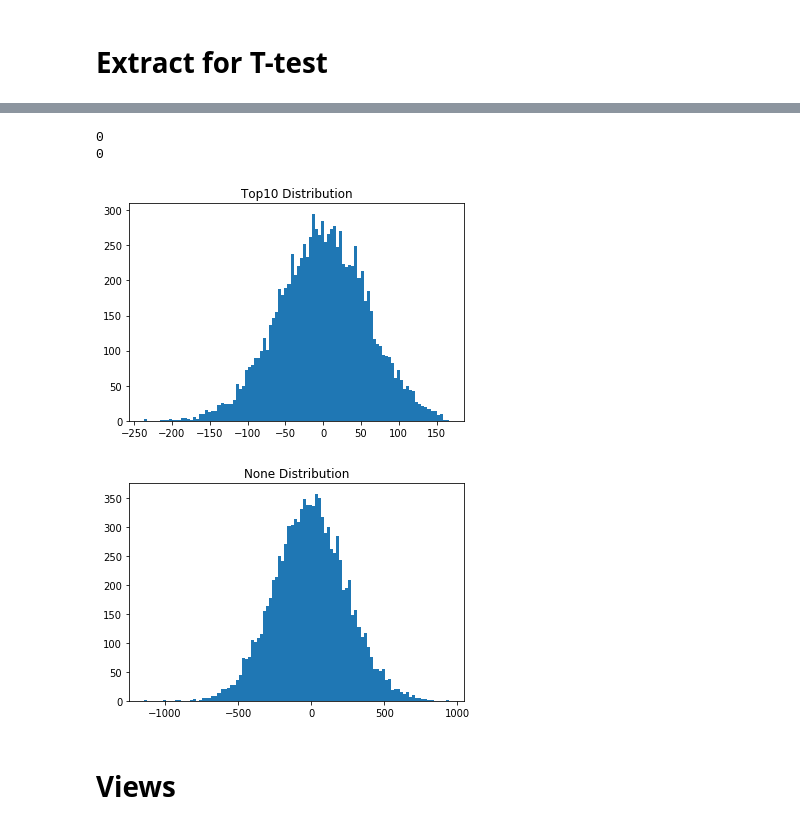
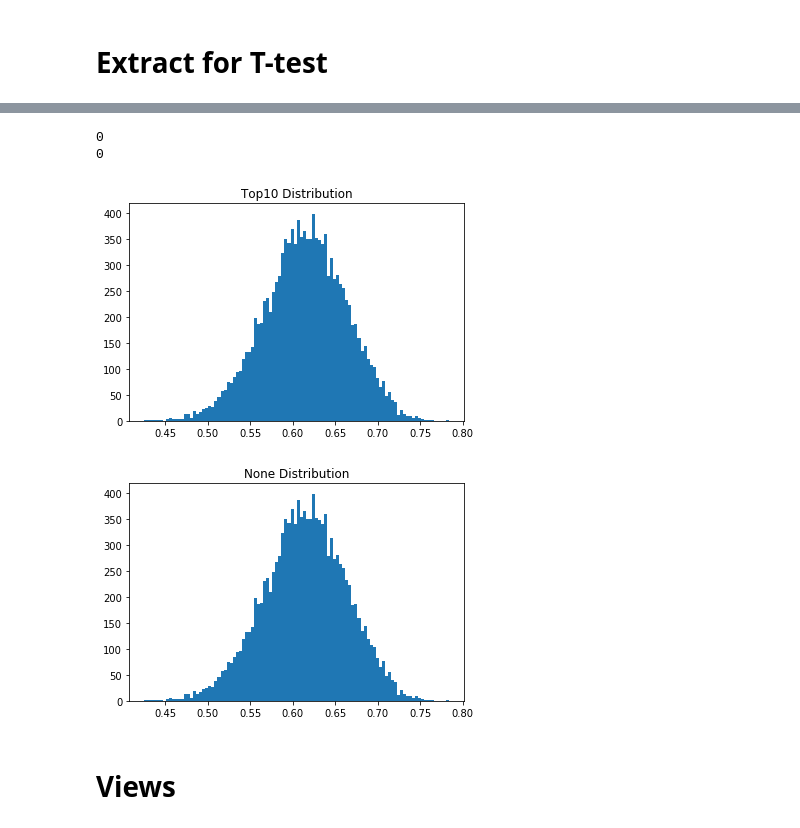
Before and after one commit to Andrelhu/Diversity-on-RecSys, a Jupyter notebook: Statistical Tests for Simulation Results.ipynb, the cells around one changed output, grey strips where cells are left out. Cells and saved outputs as stored; diff of their text form; code cells hidden in the pictures.

```diff
--- a/Statistical Tests for Simulation Results.ipynb
+++ b/Statistical Tests for Simulation Results.ipynb
@@ -51,0 +179,3 @@ def clean_values(values):
+# %%
+for i in [df00,df11,df22,df33,df44,df55]:
+    plt.hist(get_gini(i),alpha=0.4,bins=10)
@@ -51,0 +206,10 @@ def clean_values(values):
+# %%
+ifilter = 'Cognitive'
+cdf00 = pd.read_pickle('C:/Simulations/'+str([2000,400,ifilter,simulations]))
+cdf11 = pd.read_pickle('C:/Simulations/'+str([5000,1000,ifilter,simulations]))
+cdf22 = pd.read_pickle('C:/Simulations/'+str([10000,2000,ifilter,simulations]))
+cdf33 = pd.read_pickle('C:/Simulations/'+str([20000,4000,ifilter,simulations]))
+cdf44 = pd.read_pickle('C:/Simulations/'+str([40000,8000,ifilter,simulations]))
+# %%
+for i in [cdf00,cdf11,cdf22,cdf33]:
+    plt.hist(get_gini(i),alpha=0.4,bins=10)
@@ -51,0 +287,9 @@ def clean_values(values):
+# %%
+views_sim = {}
+id_ = 0
+for vals in df11.values:
+        t_views = []
+        for i in vals:
+            t_views.append(len(i))
+        views_sim[id_] = t_views
+        id_ += 1
@@ -52,25 +318,25 @@ def clean_values(values):
 # %%
-top10_r = get_parameter_filter(ifilter,0,df_top10)
+top10_r = get_parameter_filter(ifilter,0,df)
 top10_r = clean_values(top10_r)
 top10_r.sort(reverse=True)
 
-none_r = get_parameter_filter(ifilter,0,df_none)
+none_r = get_parameter_filter(ifilter,0,df)
 none_r = clean_values(none_r)
 none_r.sort(reverse=True)
 
 top10_r = [i for i in top10_r if i < 400]
 plt.title('Top10 Distribution')
 plt.hist(top10_r,bins=100)
 plt.show()
 
 plt.title('None Distribution')
 plt.hist(none_r,bins=100)
 plt.show()
 # %% [output]
 0
 0
-[figure, old version]
+[figure, new version]
-[figure, old version]
+[figure, new version]
 # %% [markdown]
 # Views
 # %%
```
Also changed, not shown: parts of 30 cells of this notebook, 2 other files.
